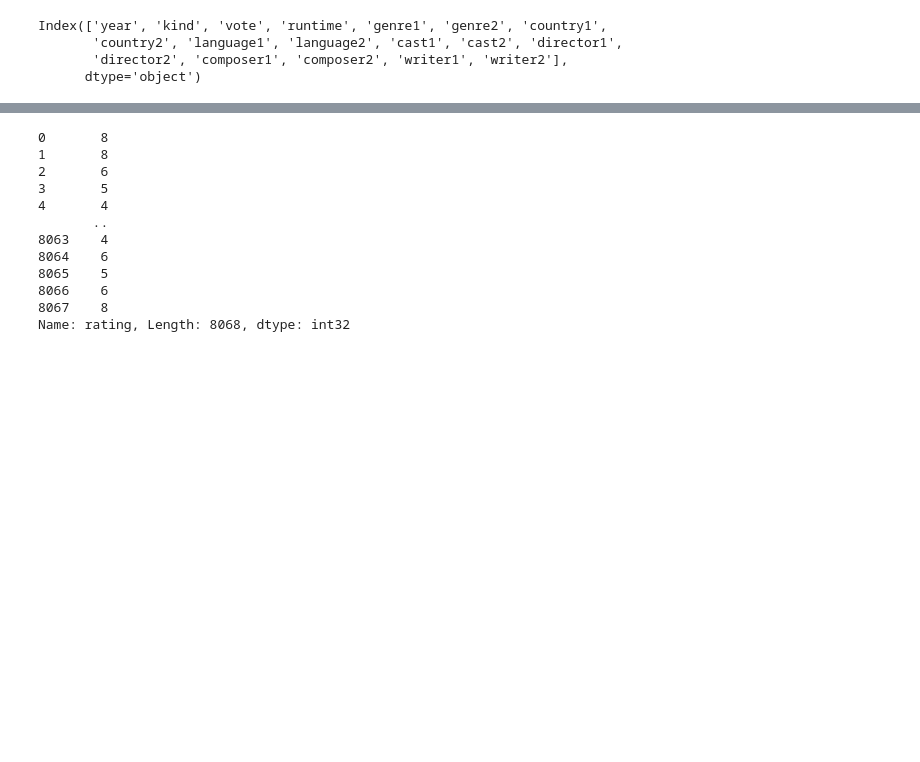
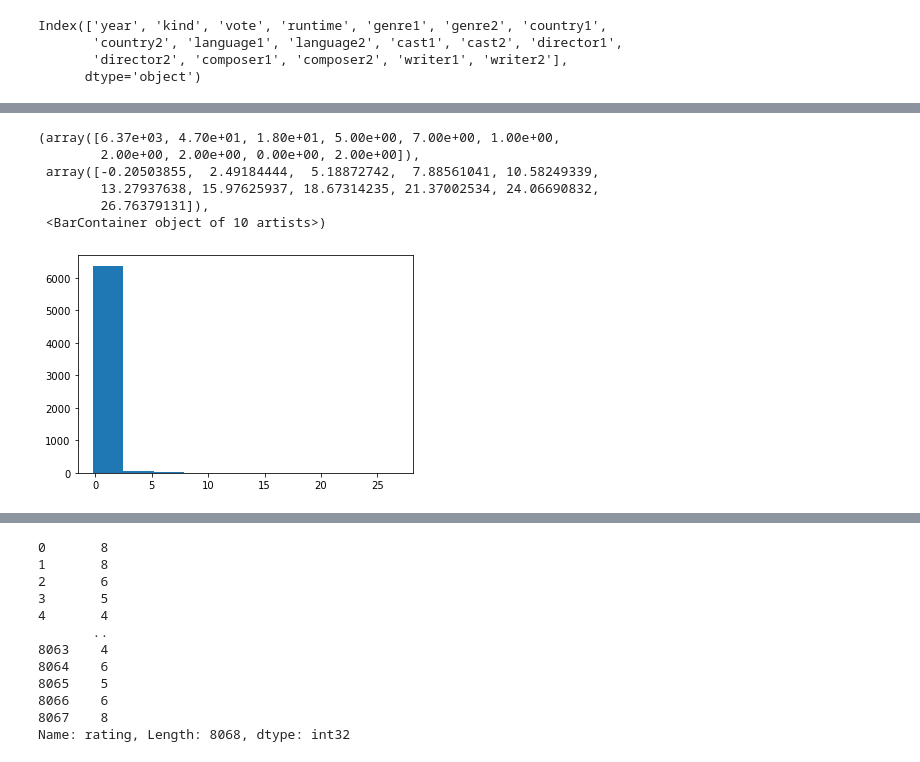
Before and after one commit to MichelBrunGit/Ironhack-DAFT-Project7-ML-Netflix, a Jupyter notebook: ML-All_Models-Features.ipynb, the cells around one changed output, grey strips where cells are left out. Drawn from its saved outputs; the diff is of its cells as text; code cells hidden in the pictures; blank space fills up the shorter version.

```diff
--- a/ML-All_Models-Features.ipynb
+++ b/ML-All_Models-Features.ipynb
@@ -236,0 +239,3 @@ x_test = rs.transform(x_test)
+# %%
+check=pd.DataFrame(x_train)
+check
@@ -236,0 +265,10 @@ x_test = rs.transform(x_test)
+# %%
+plt.hist(check[1])
+# %% [output]
+(array([6.37e+03, 4.70e+01, 1.80e+01, 5.00e+00, 7.00e+00, 1.00e+00,
+        2.00e+00, 2.00e+00, 0.00e+00, 2.00e+00]),
+ array([-0.20503855,  2.49184444,  5.18872742,  7.88561041, 10.58249339,
+        13.27937638, 15.97625937, 18.67314235, 21.37002534, 24.06690832,
+        26.76379131]),
+ <BarContainer object of 10 artists>)
+[figure, added]
```
Also changed, not shown: parts of 19 cells of this notebook, 1 other file.
